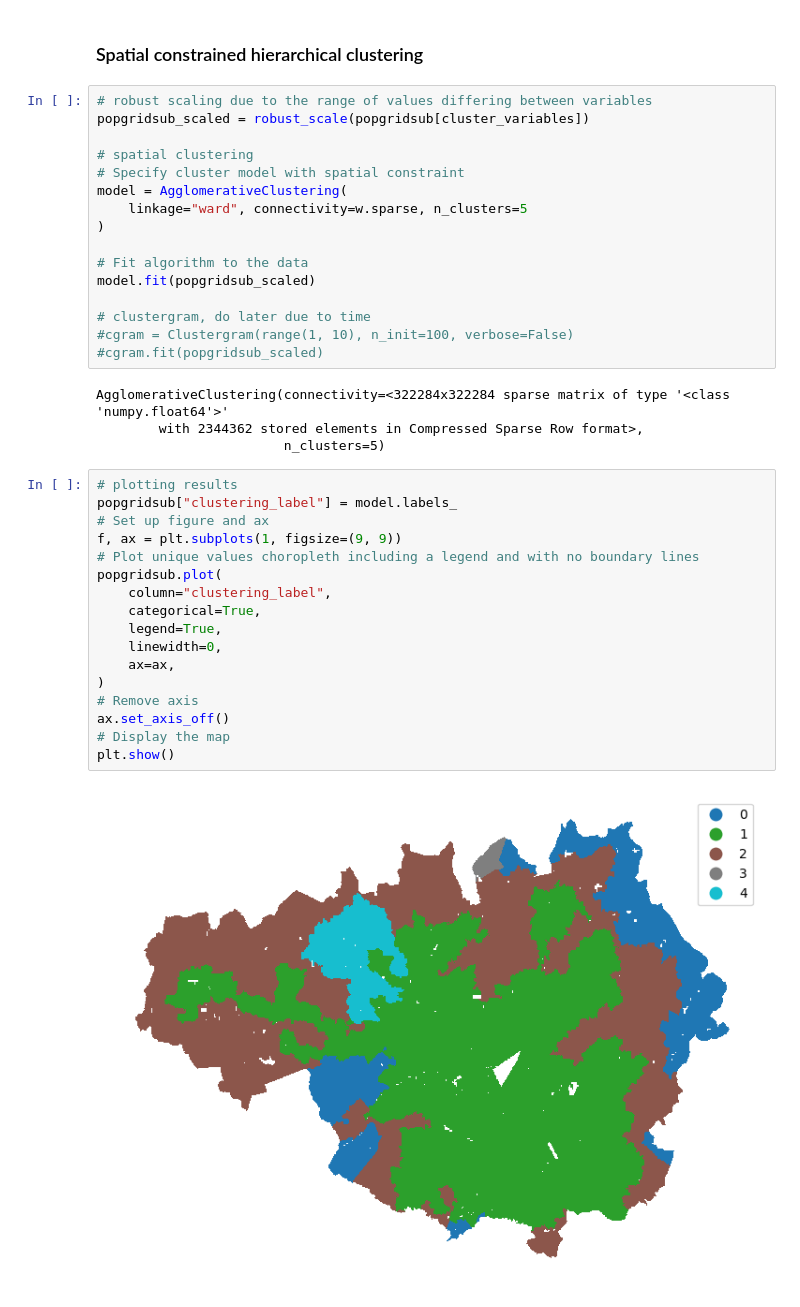
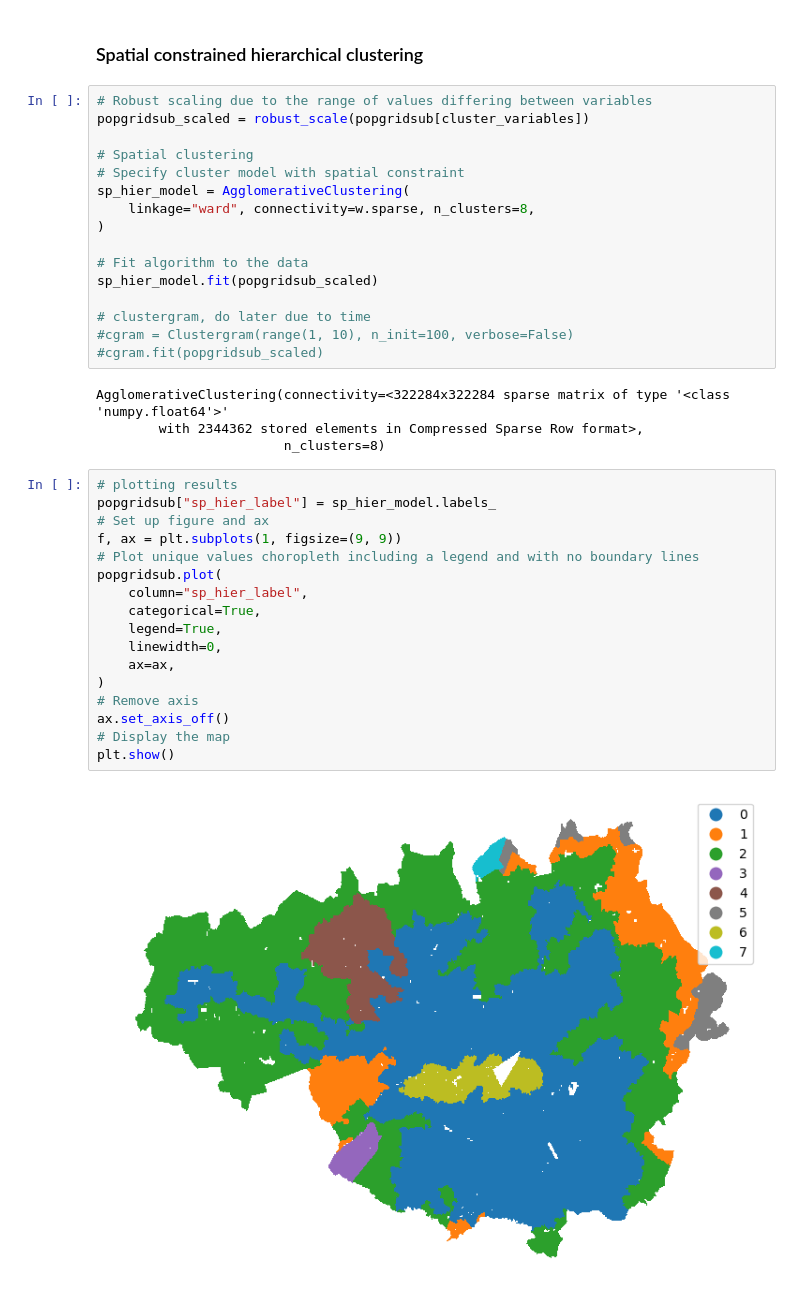
Before and after one commit to Spatial-Data-Science-and-GEO-AI-Lab/MultiHealth_J, a Jupyter notebook: clusterandpredict.ipynb, the cells around one changed output. Cells and saved outputs as stored; diff of their text form.

```diff
--- a/clusterandpredict.ipynb
+++ b/clusterandpredict.ipynb
@@ -87,17 +89,17 @@ table2
 # %% [markdown]
 ### Spatial constrained hierarchical clustering
 # %%
-# robust scaling due to the range of values differing between variables
+# Robust scaling due to the range of values differing between variables
 popgridsub_scaled = robust_scale(popgridsub[cluster_variables])
 
-# spatial clustering
+# Spatial clustering
 # Specify cluster model with spatial constraint
-model = AgglomerativeClustering(
-    linkage="ward", connectivity=w.sparse, n_clusters=5
+sp_hier_model = AgglomerativeClustering(
+    linkage="ward", connectivity=w.sparse, n_clusters=8,
 )
 
 # Fit algorithm to the data
-model.fit(popgridsub_scaled)
+sp_hier_model.fit(popgridsub_scaled)
 
 # clustergram, do later due to time
 #cgram = Clustergram(range(1, 10), n_init=100, verbose=False)
@@ -105,23 +107,23 @@ model.fit(popgridsub_scaled)
 # %% [output]
 AgglomerativeClustering(connectivity=<322284x322284 sparse matrix of type '<class 'numpy.float64'>'
         with 2344362 stored elements in Compressed Sparse Row format>,
-                        n_clusters=5)
+                        n_clusters=8)
 # %%
 # plotting results
-popgridsub["clustering_label"] = model.labels_
+popgridsub["sp_hier_label"] = sp_hier_model.labels_
 # Set up figure and ax
 f, ax = plt.subplots(1, figsize=(9, 9))
 # Plot unique values choropleth including a legend and with no boundary lines
 popgridsub.plot(
-    column="clustering_label",
+    column="sp_hier_label",
     categorical=True,
     legend=True,
     linewidth=0,
     ax=ax,
 )
 # Remove axis
 ax.set_axis_off()
 # Display the map
 plt.show()
 # %% [output]
-[figure, old version]
+[figure, new version]
```
Also changed, not shown: parts of 7 cells of this notebook.
